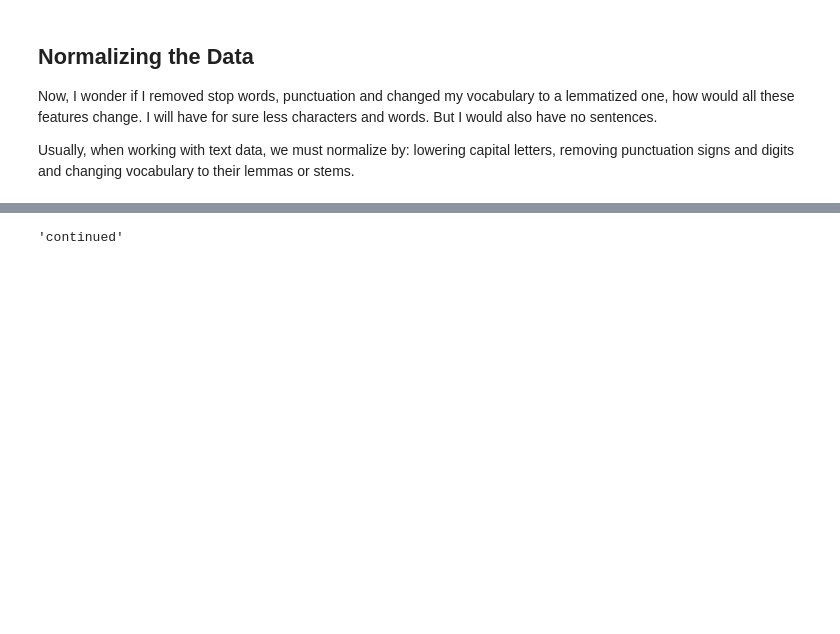
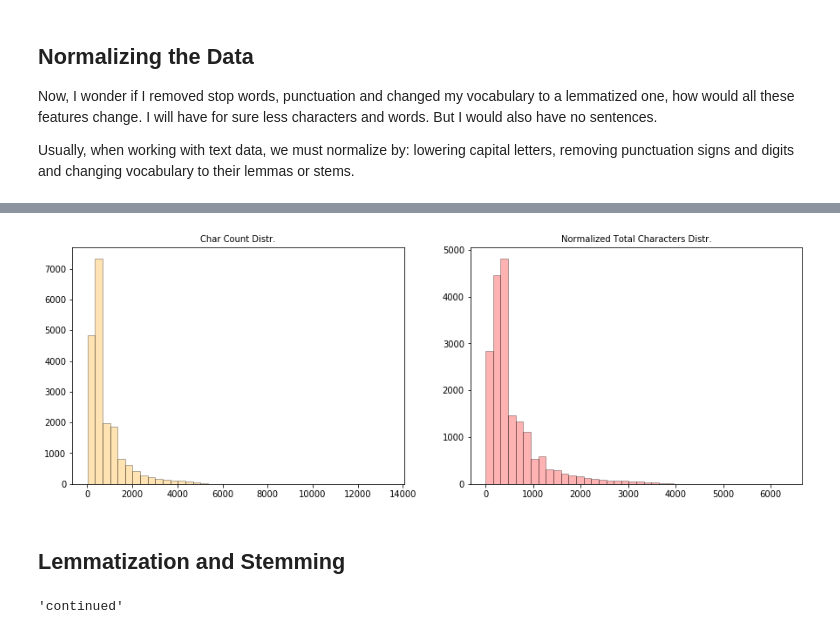
Before and after one commit to sedv8808/Simple_Word_Counting, a Jupyter notebook: Simple_Word_Counting.ipynb, the cells around one changed output, grey strips where cells are left out. Saved outputs shown, nothing was run; the diff lists cells and outputs as text; code cells hidden in the pictures; blank space fills up the shorter version.

```diff
--- a/Simple_Word_Counting.ipynb
+++ b/Simple_Word_Counting.ipynb
@@ -261,3 +289,19 @@ corpora[0][:10]
+# %%
+# Plots comparing char count
+
+fig, axs = plt.subplots(1, 2, tight_layout = False, figsize = (15,5))
+
+axs[0].hist(df_corpora['Total_Char'], color = 'orange', edgecolor = 'black', alpha = 0.3, bins = int(40))
+axs[0].set_title('Char Count Distr.',fontsize='medium')
+axs[1].hist(df_corpora['NB_Total_Char'], color = 'red', edgecolor = 'black', alpha = 0.3, bins = int(40))
+axs[1].set_title('Normalized Total Characters Distr.',fontsize='medium')
+
+
+plt.show()
+# %% [output]
+[figure, added]
+# %% [markdown]
+## Lemmatization and Stemming
 # %%
 example = wnl.lemmatize('continued')
 example
```
Also changed, not shown: parts of 13 cells of this notebook.
